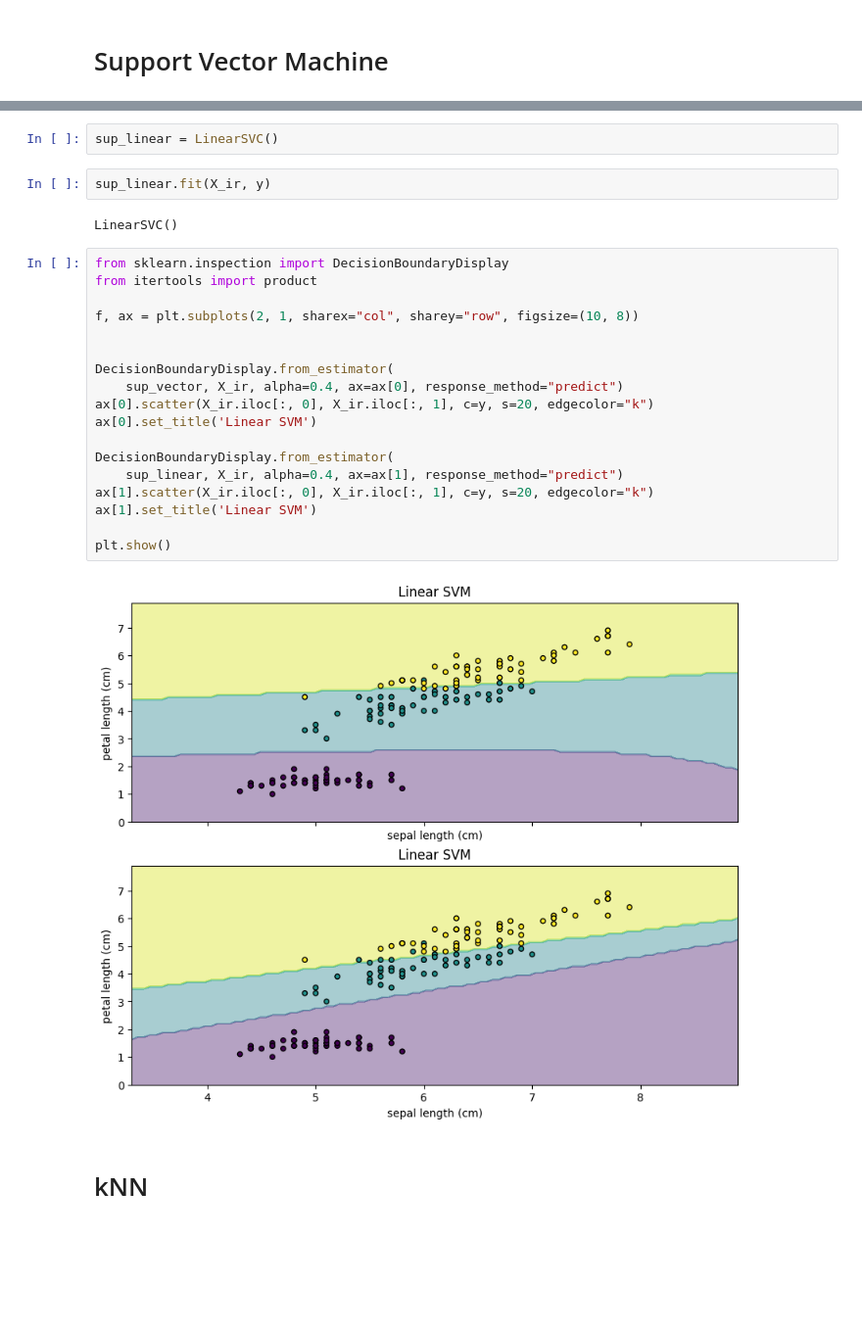
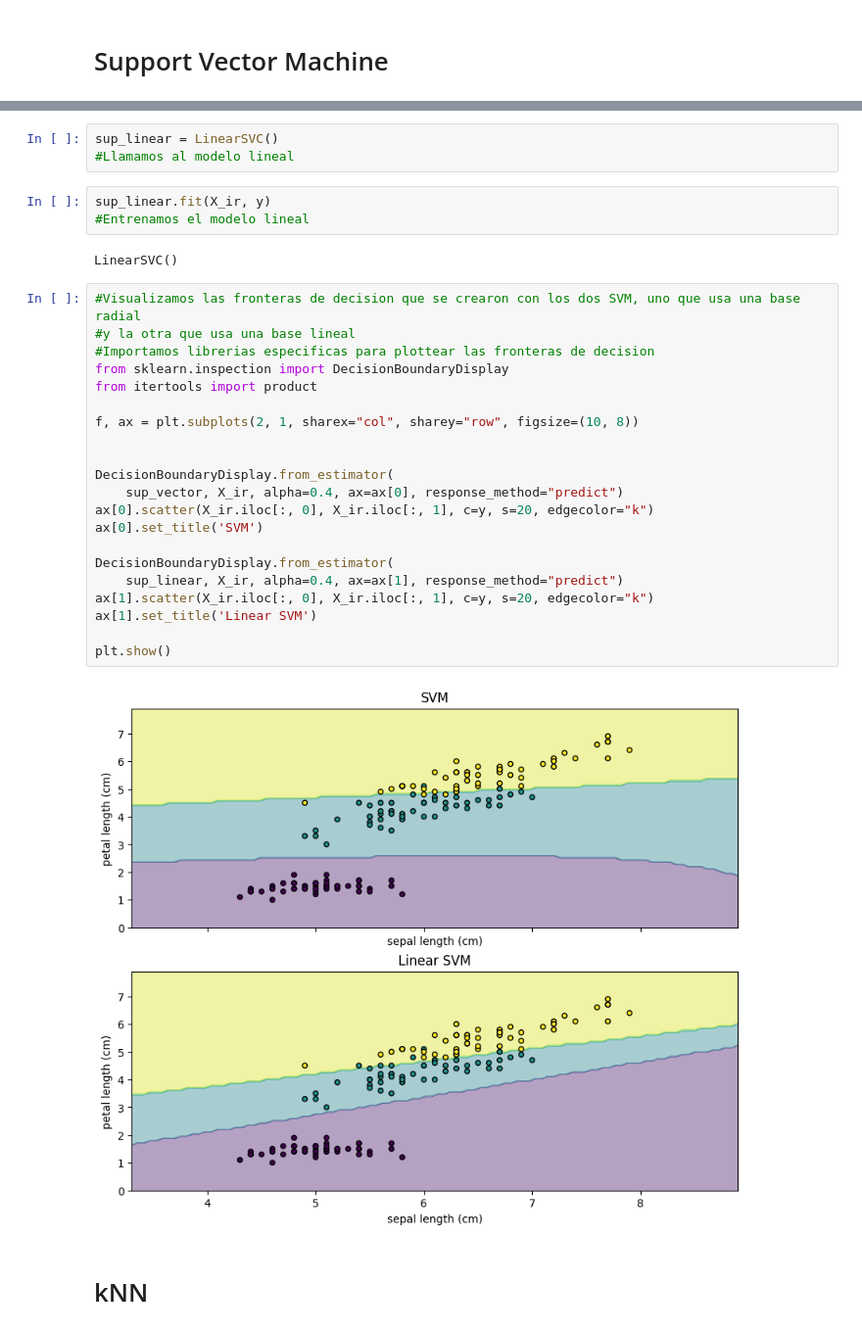
Before and after one commit to BelenUrdangarin/Entregables---Urdangarin, a Jupyter notebook: Notebook_15.ipynb, the cells around one changed output, grey strips where cells are left out. Shown at 98% size. Saved outputs shown, nothing was run; the diff lists cells and outputs as text; blank space fills up the shorter version.

```diff
--- a/Notebook_15.ipynb
+++ b/Notebook_15.ipynb
@@ -150,28 +167,33 @@ array([[4.3, 1.1],
 # %%
 sup_linear = LinearSVC()
+#Llamamos al modelo lineal
 # %%
 sup_linear.fit(X_ir, y)
+#Entrenamos el modelo lineal
 # %% [output]
 LinearSVC()
 # %%
+#Visualizamos las fronteras de decision que se crearon con los dos SVM, uno que usa una base radial
+#y la otra que usa una base lineal
+#Importamos librerias especificas para plottear las fronteras de decision
 from sklearn.inspection import DecisionBoundaryDisplay
 from itertools import product
 
 f, ax = plt.subplots(2, 1, sharex="col", sharey="row", figsize=(10, 8))
 
 
 DecisionBoundaryDisplay.from_estimator(
     sup_vector, X_ir, alpha=0.4, ax=ax[0], response_method="predict")
 ax[0].scatter(X_ir.iloc[:, 0], X_ir.iloc[:, 1], c=y, s=20, edgecolor="k")
-ax[0].set_title('Linear SVM')
+ax[0].set_title('SVM')
 
 DecisionBoundaryDisplay.from_estimator(
     sup_linear, X_ir, alpha=0.4, ax=ax[1], response_method="predict")
 ax[1].scatter(X_ir.iloc[:, 0], X_ir.iloc[:, 1], c=y, s=20, edgecolor="k")
 ax[1].set_title('Linear SVM')
 
 plt.show()
 # %% [output]
-[figure, old version]
+[figure, new version]
 # %% [markdown]
 # kNN
```
Also changed, not shown: parts of 21 cells of this notebook.
